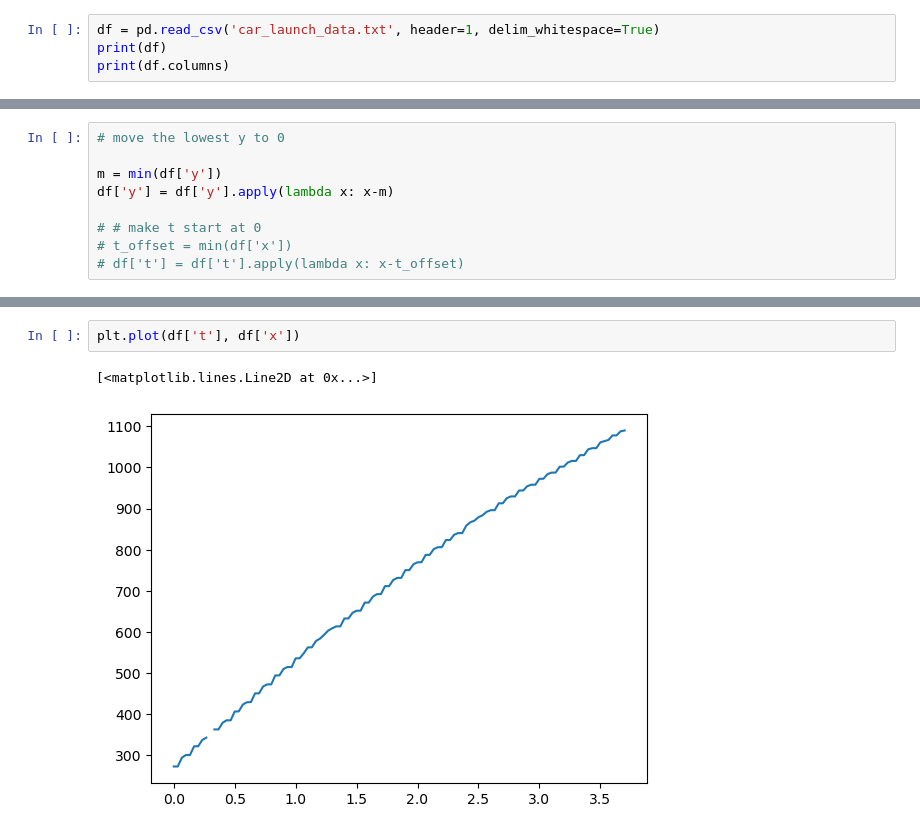
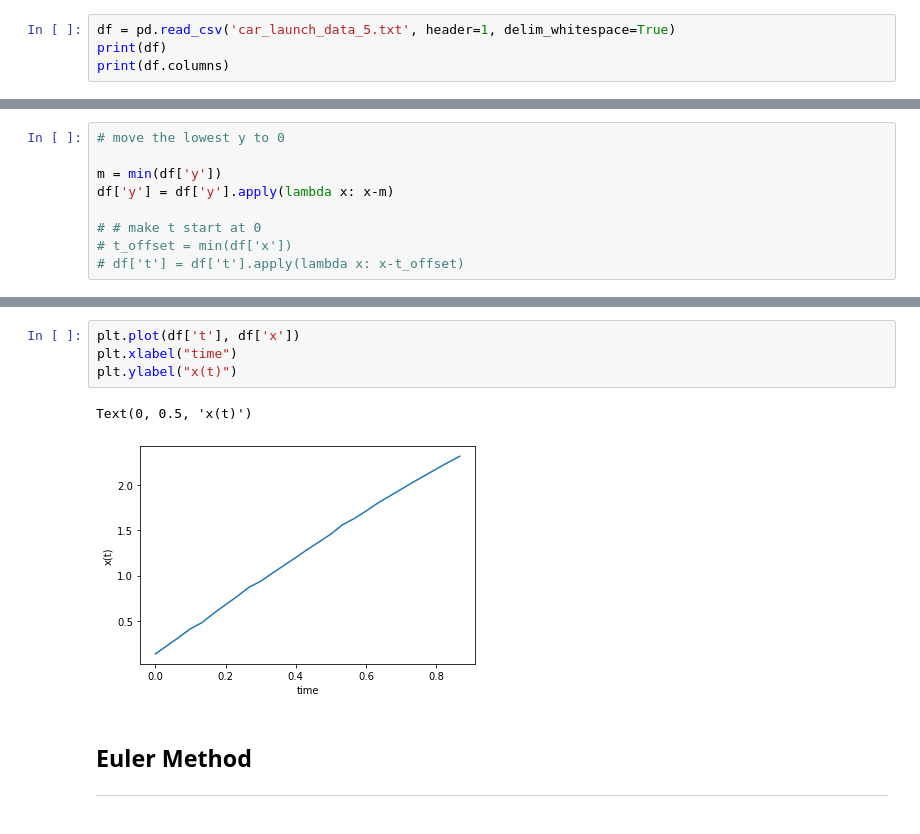
Before and after one commit to imnotartsy/PHY68, a Jupyter notebook: Car.ipynb, the cells around one changed output, grey strips where cells are left out. Drawn from its saved outputs; the diff is of its cells as text.

```diff
--- a/Car.ipynb
+++ b/Car.ipynb
@@ -4,5 +8,5 @@ import matplotlib.pyplot as plt
 # %%
-df = pd.read_csv('car_launch_data.txt', header=1, delim_whitespace=True)
+df = pd.read_csv('car_launch_data_5.txt', header=1, delim_whitespace=True)
 print(df)
 print(df.columns)
 # %% [output]
@@ -43,5 +53,10 @@ plt.plot(df['t'], df['y'])
 # %%
 plt.plot(df['t'], df['x'])
+plt.xlabel("time")
+plt.ylabel("x(t)")
 # %% [output]
-[<matplotlib.lines.Line2D at 0x...>]
+Text(0, 0.5, 'x(t)')
-[figure, old version]
+[figure, new version]
+# %% [markdown]
+## Euler Method
+---
```
Also changed, not shown: parts of 17 cells of this notebook, 5 other files.
